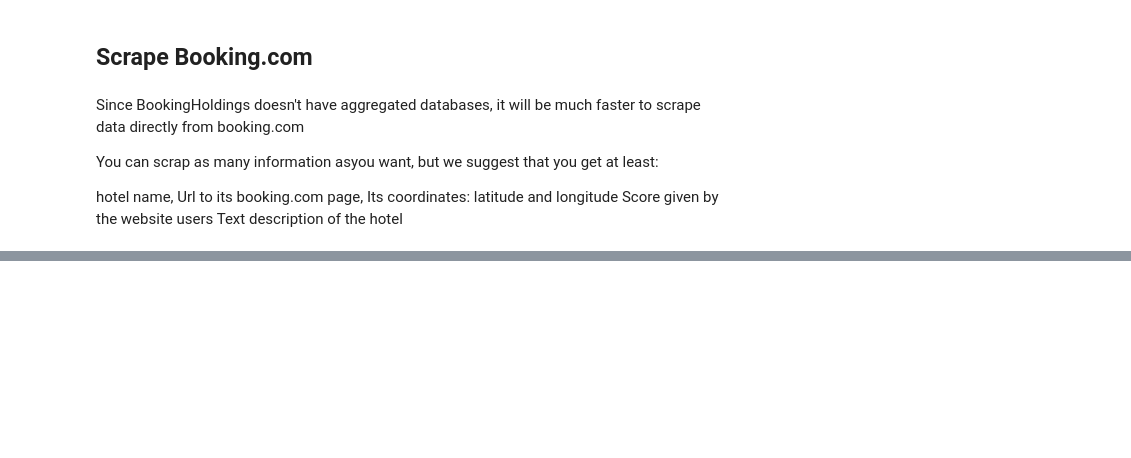
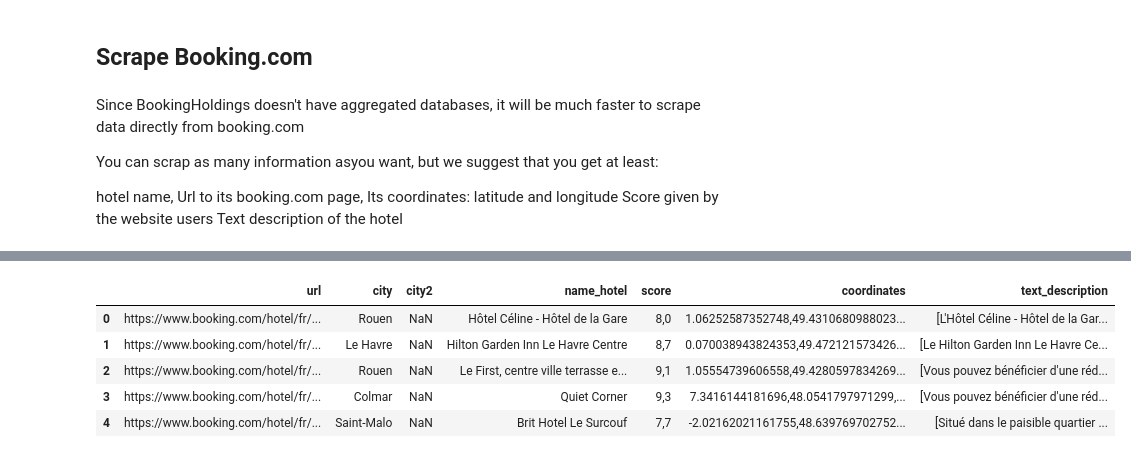
Before and after one commit to Stylomines/Plan_your_trip_with_Kayak, a Jupyter notebook: Kayak.ipynb, the cells around one changed output, grey strips where cells are left out. Cells and saved outputs as stored; diff of their text form; code cells hidden in the pictures; blank space fills up the shorter version.

```diff
--- a/Kayak.ipynb
+++ b/Kayak.ipynb
@@ -324,0 +325,9 @@ book = pd.read_json("src/booking.json", encoding='utf-8')
+# %%
+df_booking.head()
+# %% [output]
+|  | url | city | city2 | name_hotel | score | coordinates | text_description |
+| 0 | https://www.booking.com/hotel/fr/... | Rouen | NaN | Hôtel Céline - Hôtel de la Gare | 8,0 | 1.06252587352748,49.4310680988023... | [L'Hôtel Céline - Hôtel de la Gar... |
+| 1 | https://www.booking.com/hotel/fr/... | Le Havre | NaN | Hilton Garden Inn Le Havre Centre | 8,7 | 0.070038943824353,49.472121573426... | [Le Hilton Garden Inn Le Havre Ce... |
+| 2 | https://www.booking.com/hotel/fr/... | Rouen | NaN | Le First, centre ville terrasse e... | 9,1 | 1.05554739606558,49.4280597834269... | [Vous pouvez bénéficier d'une réd... |
+| 3 | https://www.booking.com/hotel/fr/... | Colmar | NaN | Quiet Corner | 9,3 | 7.3416144181696,48.0541797971299,... | [Vous pouvez bénéficier d'une réd... |
+| 4 | https://www.booking.com/hotel/fr/... | Saint-Malo | NaN | Brit Hotel Le Surcouf | 7,7 | -2.02162021161755,48.639769702752... | [Situé dans le paisible quartier ... |
```
Also changed, not shown: parts of 18 cells of this notebook, 7 other files.
